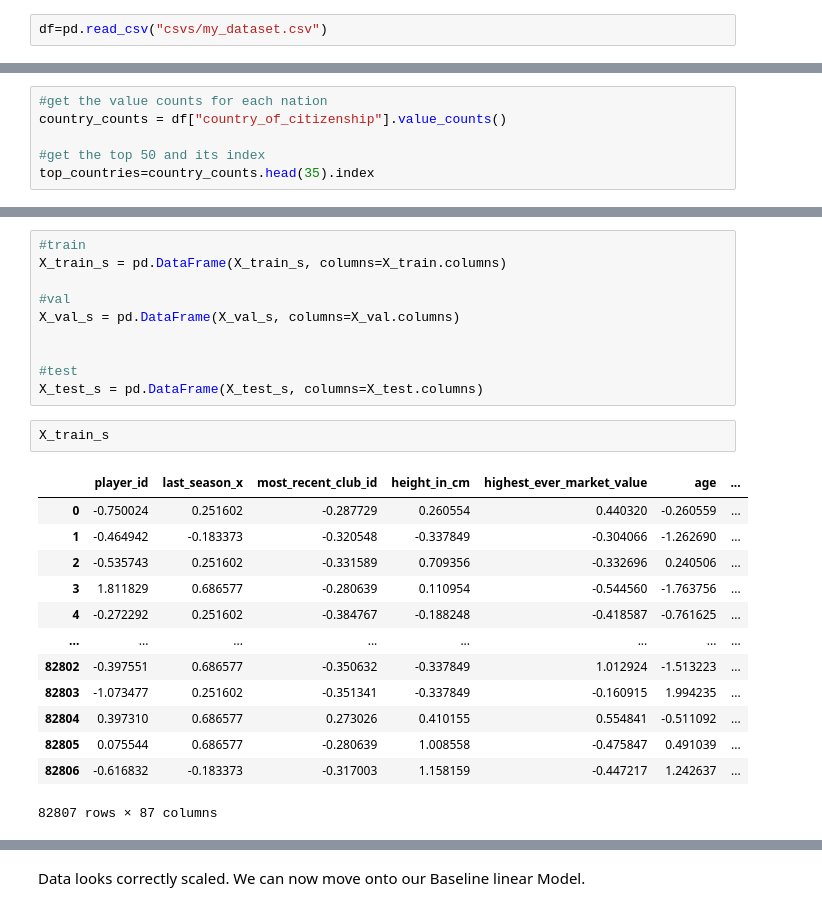
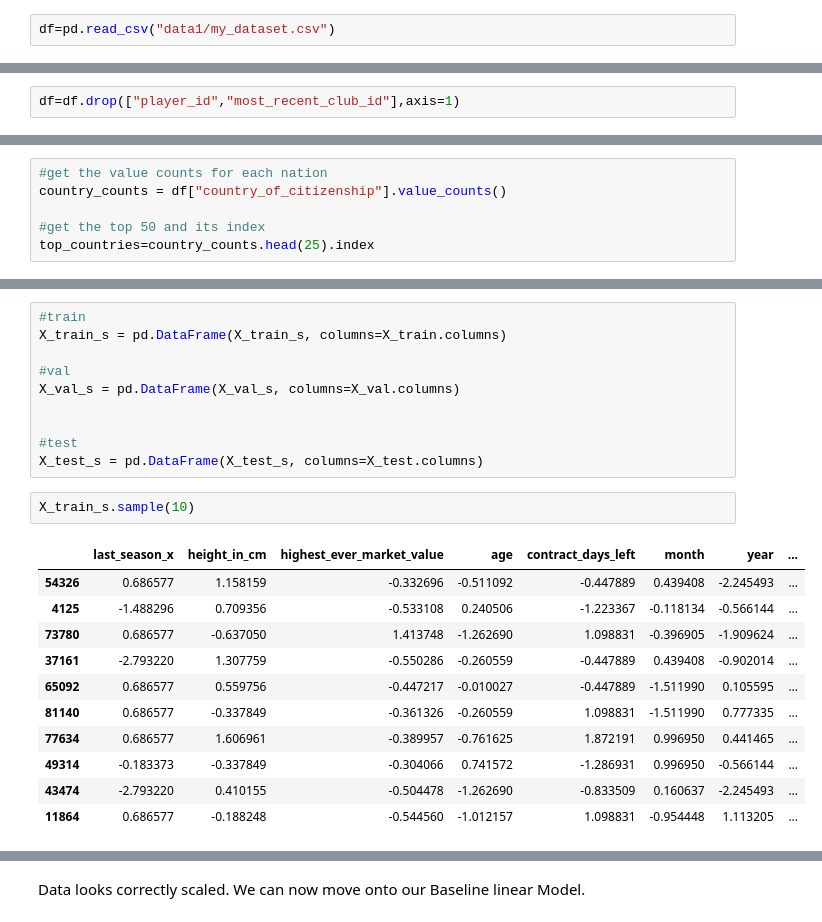
Before and after one commit to MohamedFarah12/The-Potential-Of-Football-Transfer-Valuations---Capstone-Project, a Jupyter notebook: notebooks/03-pre-processing.ipynb, the cells around one changed output, grey strips where cells are left out. Saved outputs shown, nothing was run; the diff lists cells and outputs as text.

```diff
--- a/notebooks/03-pre-processing.ipynb
+++ b/notebooks/03-pre-processing.ipynb
@@ -11,7 +11,7 @@ import numpy as np
 # %% [markdown]
 Just checking to see if my data has been correctly imported.
 # %%
-df=pd.read_csv("csvs/my_dataset.csv")
+df=pd.read_csv("data1/my_dataset.csv")
 # %%
 df.sample(10)
 # %% [output]
@@ -49,3 +55,5 @@ memory usage: 22.6+ MB
+# %%
+df=df.drop(["player_id","most_recent_club_id"],axis=1)
 # %%
 df.describe()
 # %% [output]
@@ -179,7 +187,7 @@ This seems to have worked well.The only collumn i need to deal with now is the `
 country_counts = df["country_of_citizenship"].value_counts()
 
 #get the top 50 and its index
-top_countries=country_counts.head(35).index
+top_countries=country_counts.head(25).index
 # %%
 top_countries
 # %% [output]
@@ -260,18 +267,16 @@ X_val_s = pd.DataFrame(X_val_s, columns=X_val.columns)
 #test
 X_test_s = pd.DataFrame(X_test_s, columns=X_test.columns)
 # %%
-X_train_s
+X_train_s.sample(10)
 # %% [output]
-|  | player_id | last_season_x | most_recent_club_id | height_in_cm | highest_ever_market_value | age | ... |
-| 0 | -0.750024 | 0.251602 | -0.287729 | 0.260554 | 0.440320 | -0.260559 | ... |
-| 1 | -0.464942 | -0.183373 | -0.320548 | -0.337849 | -0.304066 | -1.262690 | ... |
-| 2 | -0.535743 | 0.251602 | -0.331589 | 0.709356 | -0.332696 | 0.240506 | ... |
-| 3 | 1.811829 | 0.686577 | -0.280639 | 0.110954 | -0.544560 | -1.763756 | ... |
-| 4 | -0.272292 | 0.251602 | -0.384767 | -0.188248 | -0.418587 | -0.761625 | ... |
-| ... | ... | ... | ... | ... | ... | ... | ... |
-| 82802 | -0.397551 | 0.686577 | -0.350632 | -0.337849 | 1.012924 | -1.513223 | ... |
-| 82803 | -1.073477 | 0.251602 | -0.351341 | -0.337849 | -0.160915 | 1.994235 | ... |
-| 82804 | 0.397310 | 0.686577 | 0.273026 | 0.410155 | 0.554841 | -0.511092 | ... |
-| 82805 | 0.075544 | 0.686577 | -0.280639 | 1.008558 | -0.475847 | 0.491039 | ... |
-| 82806 | -0.616832 | -0.183373 | -0.317003 | 1.158159 | -0.447217 | 1.242637 | ... |
+|  | last_season_x | height_in_cm | highest_ever_market_value | age | contract_days_left | month | year | ... |
+| 54326 | 0.686577 | 1.158159 | -0.332696 | -0.511092 | -0.447889 | 0.439408 | -2.245493 | ... |
+| 4125 | -1.488296 | 0.709356 | -0.533108 | 0.240506 | -1.223367 | -0.118134 | -0.566144 | ... |
+| 73780 | 0.686577 | -0.637050 | 1.413748 | -1.262690 | 1.098831 | -0.396905 | -1.909624 | ... |
+| 37161 | -2.793220 | 1.307759 | -0.550286 | -0.260559 | -0.447889 | 0.439408 | -0.902014 | ... |
+| 65092 | 0.686577 | 0.559756 | -0.447217 | -0.010027 | -0.447889 | -1.511990 | 0.105595 | ... |
+| 81140 | 0.686577 | -0.337849 | -0.361326 | -0.260559 | 1.098831 | -1.511990 | 0.777335 | ... |
+| 77634 | 0.686577 | 1.606961 | -0.389957 | -0.761625 | 1.872191 | 0.996950 | 0.441465 | ... |
+| 49314 | -0.183373 | -0.337849 | -0.304066 | 0.741572 | -1.286931 | 0.996950 | -0.566144 | ... |
+| 43474 | -2.793220 | 0.410155 | -0.504478 | -1.262690 | -0.833509 | 0.160637 | -2.245493 | ... |
+| 11864 | 0.686577 | -0.188248 | -0.544560 | -1.012157 | 1.098831 | -0.954448 | 1.113205 | ... |
-82807 rows × 87 columns
```
Also changed, not shown: parts of 17 cells of this notebook, 20 other files.
